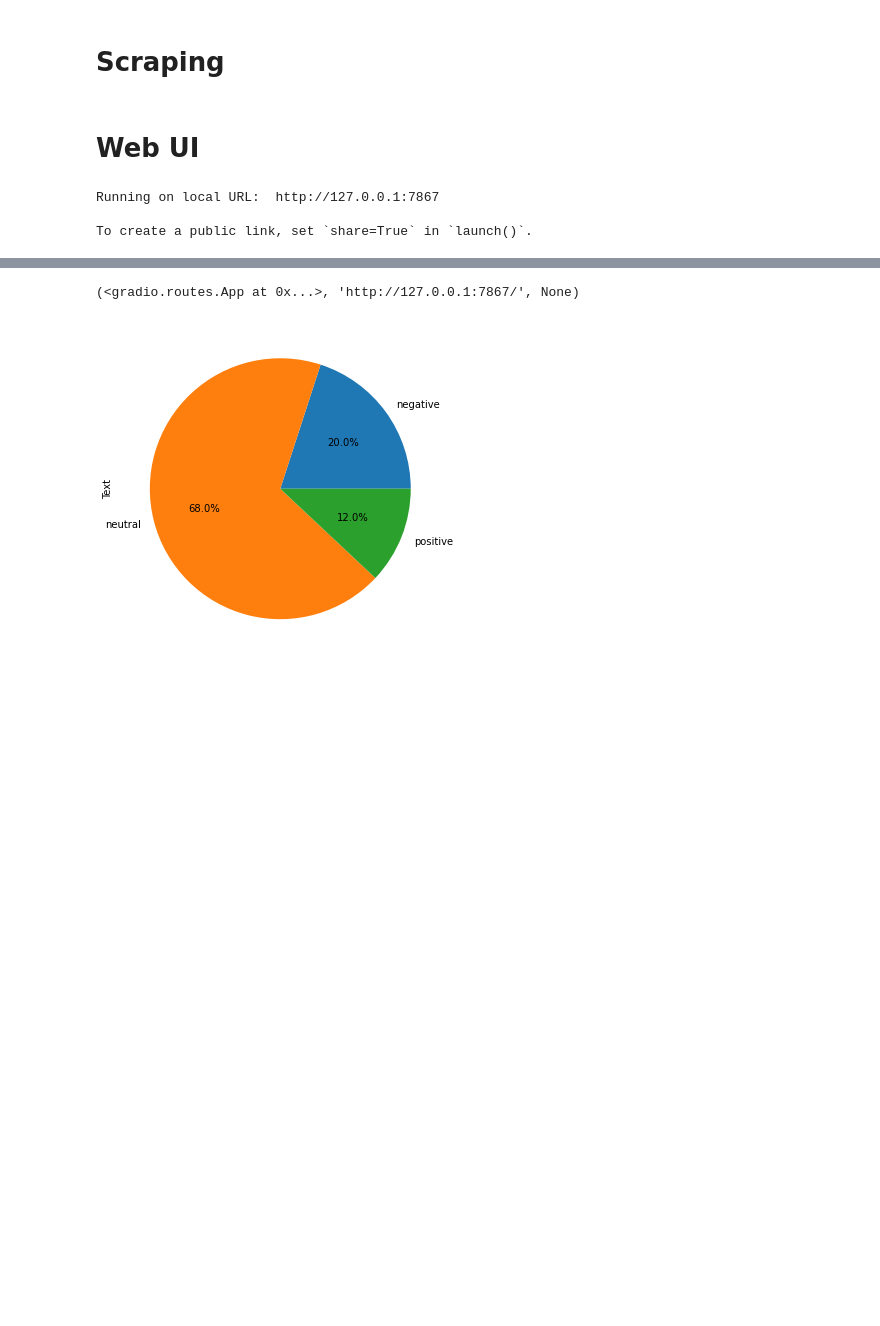
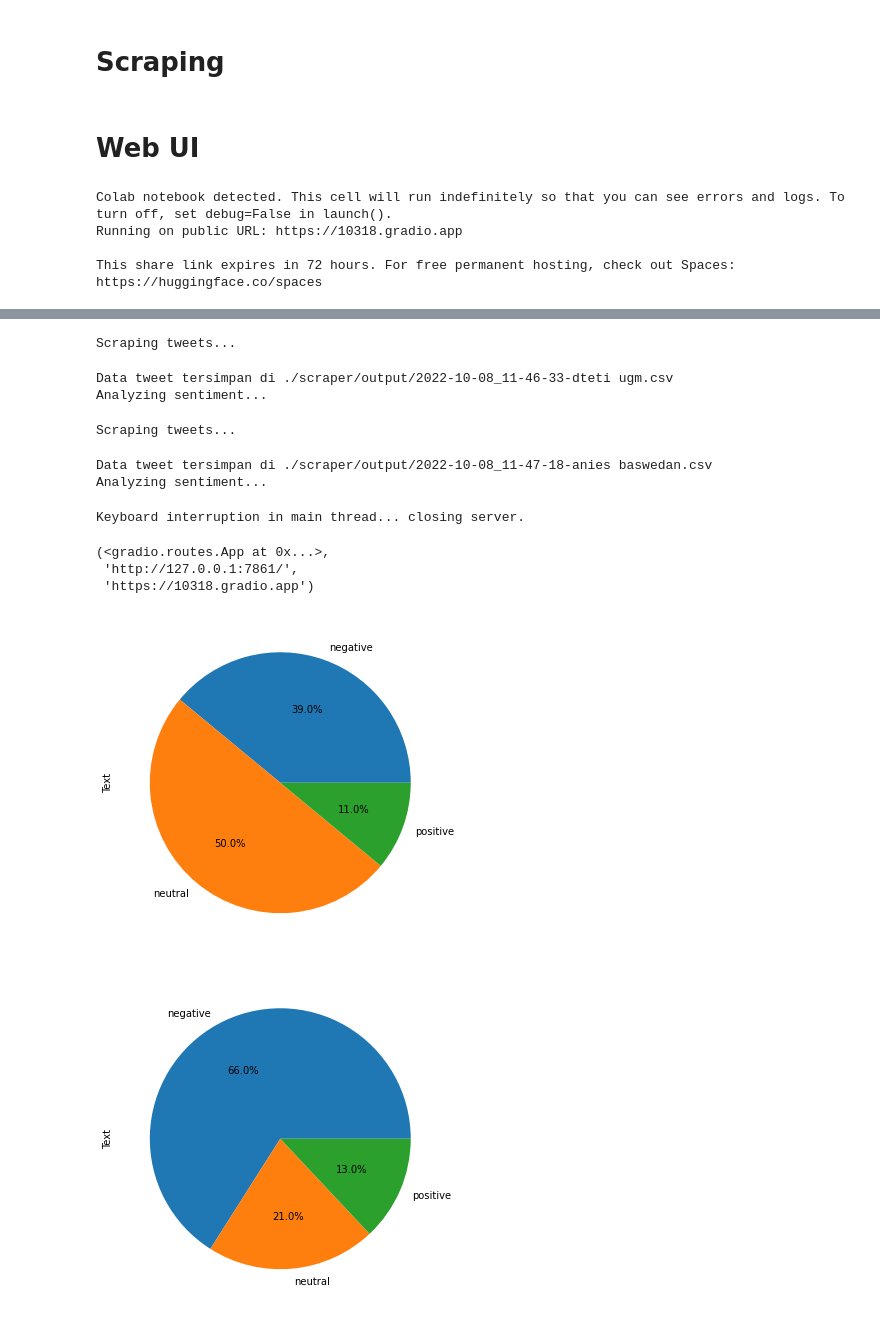
Before and after one commit to karuniaperjuangan/Twitter-Sentiment-Analysis-NLP-Pra-UTS, a Jupyter notebook: Sentiment Web App.ipynb, the cells around one changed output, grey strips where cells are left out. Saved outputs shown, nothing was run; the diff lists cells and outputs as text; code cells hidden in the pictures; blank space fills up the shorter version.

Commit message:
update agar kompatibel dengan python 3.7 colab

```diff
--- a/Sentiment Web App.ipynb
+++ b/Sentiment Web App.ipynb
@@ -75,13 +62,14 @@ def scrape_tweets(query, max_tweets=-1,output_path="./scraper/output/" ):
         for i,tweet in tqdm(enumerate(sntwitter.TwitterSearchScraper(query).get_items())):
             if max_tweets != -1 and i >= int(max_tweets):
                 break
-            tweets_list.append([tweet.date, tweet.id, tweet.content, tweet.user.username, tweet.likeCount, tweet.retweetCount, tweet.replyCount, tweet.quoteCount, tweet.url, tweet.lang])
+            tweets_list.append([tweet.date, tweet.id, tweet.content])
     except KeyboardInterrupt:
         print("Scraping berhenti atas permintaan pengguna")
-    df = pd.DataFrame(tweets_list, columns=['Datetime', 'Tweet Id', 'Text', 'Username', 'Likes', 'Retweets', 'Replies', 'Quotes', 'URL', 'Language'])
-    df_id = df[df["Language"] == "id"]
-    df_id.to_csv(output_path, index=False)
-    return df_id
+    df = pd.DataFrame(tweets_list, columns=['Datetime', 'Tweet Id', 'Text'])
+
+    df.to_csv(output_path, index=False)
+    print("Data tweet tersimpan di",output_path)
+    return df
 
 
 
@@ -176,35 +164,46 @@ with gr.Blocks() as demo:
 
 
     with gr.Tab("Single Tweet"):
         gr.Interface(lambda Tweet: (predict(Tweet)[0]['label'], predict(Tweet)[0]['score']),
                      "textbox",
                      ["label", "label"],
                      allow_flagging='never',
                      )
 
 
     gr.Markdown(
             """
 
             ## Anggota Kelompok
 
             - Karunia Perjuangan Mustadl'afin - 20/456368/TK/50498
 
             - Pramudya Kusuma Hardika - 20/460558/TK/51147
 
             """
 
         )
 
     button.click(keyword_analyzer,
                 inputs=[keyword_textbox, max_tweets_component, batch_size_component],
                 outputs=[plot_component, dataframe_component])
 
-demo.launch(inbrowser=True)
+demo.launch(inbrowser=True, debug=True)
 # %% [output]
-Running on local URL:  http://127.0.0.1:7867
+Colab notebook detected. This cell will run indefinitely so that you can see errors and logs. To turn off, set debug=False in launch().
+Running on public URL: https://10318.gradio.app
 
-To create a public link, set `share=True` in `launch()`.
+This share link expires in 72 hours. For free permanent hosting, check out Spaces: https://huggingface.co/spaces
 [interactive output not drawn]
-(<gradio.routes.App at 0x...>, 'http://127.0.0.1:7867/', None)
+Scraping tweets...
+Data tweet tersimpan di ./scraper/output/2022-10-08_11-46-33-dteti ugm.csv
+Analyzing sentiment...
+Scraping tweets...
+Data tweet tersimpan di ./scraper/output/2022-10-08_11-47-18-anies baswedan.csv
+Analyzing sentiment...
+Keyboard interruption in main thread... closing server.
+(<gradio.routes.App at 0x...>,
+ 'http://127.0.0.1:7861/',
+ 'https://10318.gradio.app')
-[figure, old version]
+[figure, new version]
+[figure, added]
```
Also changed, not shown: parts of 5 cells of this notebook.
